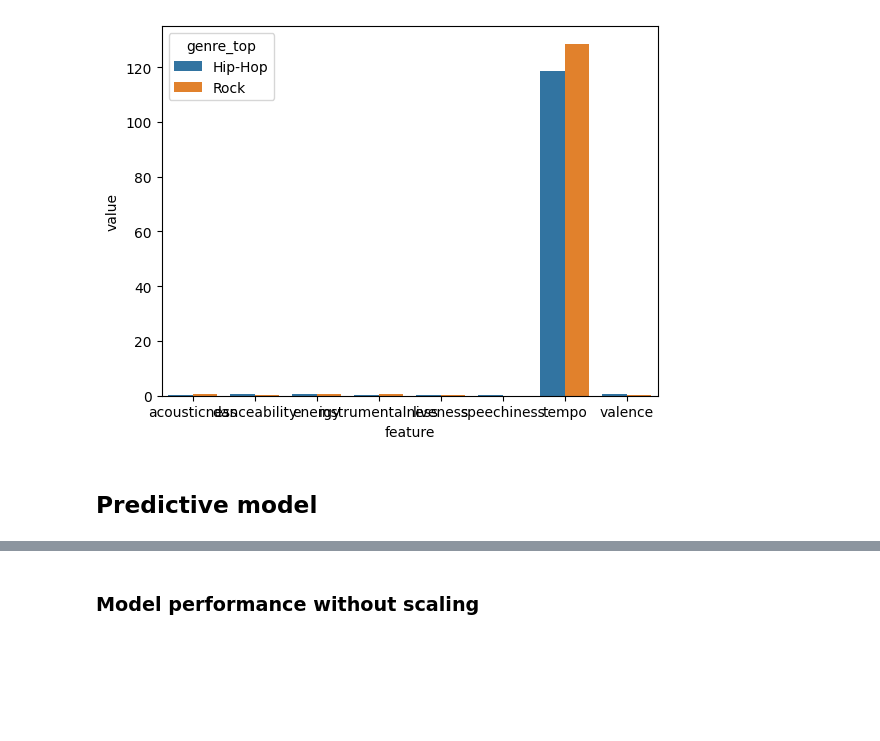
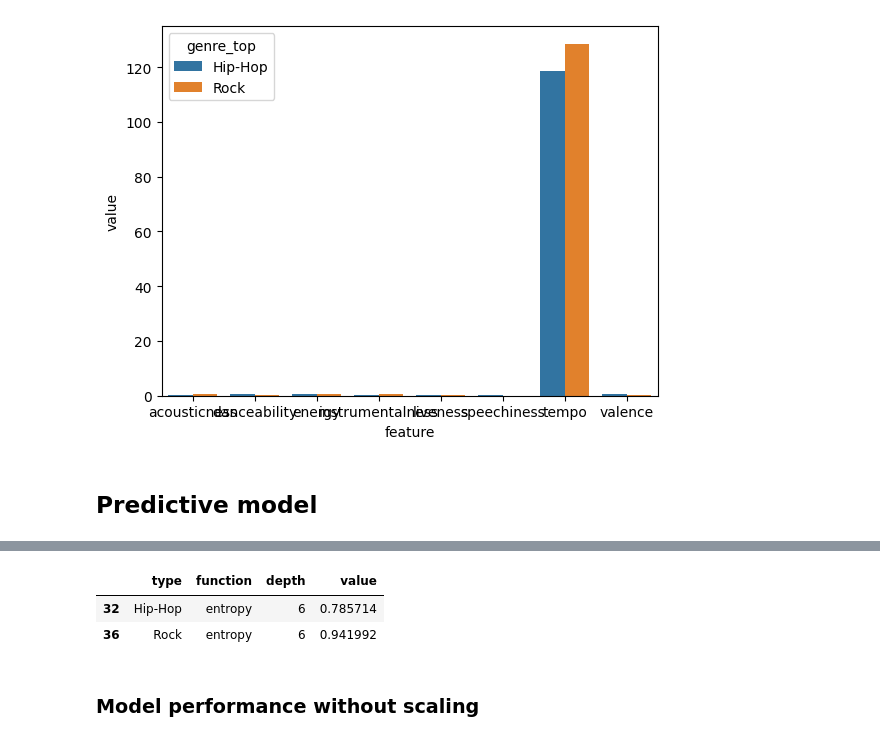
Before and after one commit to lorenzo-arcioni/master-ds, a Jupyter notebook: Workshops/4/Workshop_4_.ipynb, the cells around one changed output, grey strips where cells are left out. Saved outputs shown, nothing was run; the diff lists cells and outputs as text; code cells hidden in the pictures; blank space fills up the shorter version.

```diff
--- a/Workshops/4/Workshop_4_.ipynb
+++ b/Workshops/4/Workshop_4_.ipynb
@@ -107,8 +107,12 @@ from sklearn.model_selection import train_test_split
 X_train, X_test, y_train, y_test = train_test_split(df_all.loc[:, 'acousticness':], df_all.genre_top, test_size = 0.2, random_state=42)
 # %%
 def dict_to_df(dic):
-    df = pd.DataFrame(columns=['type', 'function', 'depth', 'precision', 'recall', 'f1-score', 'support'])
+    df = pd.DataFrame(columns=['type', 'function', 'depth', 'feature', 'value'])
 
     for f in dic.keys():
         for depth in dic[f].keys():
-            for
+            for type in list(dic[f][depth].keys())[:2]:
+                for feature in dic[f][depth][type].keys():
+                    df.loc[len(df)] = [type, f, depth, feature, dic[f][depth][type][feature]]
+
+    return df
@@ -119,16 +119,14 @@ true
 # %%
 results = {}
-
-tree = DecisionTreeClassifier(criterion='gini', max_depth=6, min_samples_split=2)
 
 for f in ['entropy', 'gini', 'log_loss']:
     results[f] = dict()
 
     for depth in range(2, 20):
-        tree = DecisionTreeClassifier(criterion='gini', max_depth=6, min_samples_split=2)
+        tree = DecisionTreeClassifier(criterion=f, max_depth=depth, min_samples_split=2)
         tree = tree.fit(X_train, y_train)
 
         y_test_pred  = tree.predict(X_test)
         y_train_pred = tree.predict(X_train)
 
-        results[f][depth] = metrics.classification_report(y_test, y_test_pred, output_dict=True)
+        results[f][depth] = met.classification_report(y_test, y_test_pred, output_dict=True)
@@ -161,3 +133,15 @@ results_df.head()
+# %%
+new_df = dict_to_df(results)
+
+new_df = new_df[new_df.feature == 'precision'].drop('feature', axis=1)
+new_df_g = new_df.groupby(['function', 'depth']).mean(numeric_only=True).reset_index()
+s = new_df_g.iloc[new_df_g.loc[:, 'value'].idxmax(), :]
+
+new_df[(new_df.function == s.function) & (new_df.depth == s.depth)]
+# %% [output]
+|  | type | function | depth | value |
+| 32 | Hip-Hop | entropy | 6 | 0.785714 |
+| 36 | Rock | entropy | 6 | 0.941992 |
 # %% [markdown]
 ### Model performance without scaling
 # %%
```
Also changed, not shown: parts of 12 cells of this notebook.
